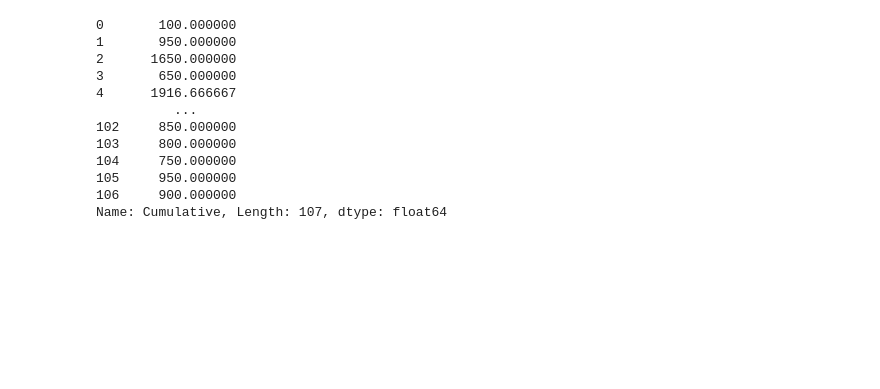
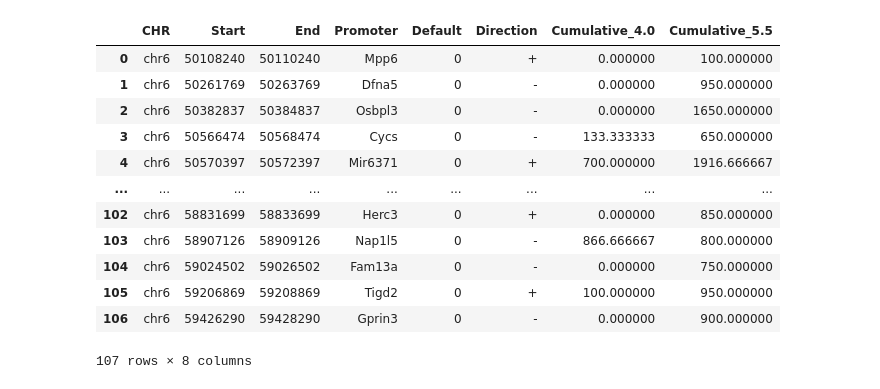
Before and after one commit to Andymao1998/qbb2021-answers, a Jupyter notebook: week4_hw/Week4_hw.ipynb, the cells around one changed output. Saved outputs shown, nothing was run; the diff lists cells and outputs as text; code cells hidden in the pictures; blank space fills up the shorter version.

```diff
--- a/week4_hw/Week4_hw.ipynb
+++ b/week4_hw/Week4_hw.ipynb
@@ -7,15 +7,0 @@ df_E5_5Epi=pd.read_table("E5.5_promoter", sep= "\s+", names = ['CHR', 'Start', '
-# %%
-df_E5_5Epi["Cumulative"]
-# %% [output]
-0       100.000000
-1       950.000000
-2      1650.000000
-3       650.000000
-4      1916.666667
-          ...
-102     850.000000
-103     800.000000
-104     750.000000
-105     950.000000
-106     900.000000
-Name: Cumulative, Length: 107, dtype: float64
@@ -23,0 +8,18 @@ a = df_E4_ICM["Cumulative"]
+# %%
+df_E4_ICM["Cumulative_4.0"] = pd.to_numeric(df_E4_ICM["Cumulative_4.0"])
+df_E4_ICM["Cumulative_5.5"] = df_E5_5Epi["Cumulative_5.5"]
+df_E4_ICM
+# %% [output]
+|  | CHR | Start | End | Promoter | Default | Direction | Cumulative_4.0 | Cumulative_5.5 |
+| 0 | chr6 | 50108240 | 50110240 | Mpp6 | 0 | + | 0.000000 | 100.000000 |
+| 1 | chr6 | 50261769 | 50263769 | Dfna5 | 0 | - | 0.000000 | 950.000000 |
+| 2 | chr6 | 50382837 | 50384837 | Osbpl3 | 0 | - | 0.000000 | 1650.000000 |
+| 3 | chr6 | 50566474 | 50568474 | Cycs | 0 | - | 133.333333 | 650.000000 |
+| 4 | chr6 | 50570397 | 50572397 | Mir6371 | 0 | + | 700.000000 | 1916.666667 |
+| ... | ... | ... | ... | ... | ... | ... | ... | ... |
+| 102 | chr6 | 58831699 | 58833699 | Herc3 | 0 | + | 0.000000 | 850.000000 |
+| 103 | chr6 | 58907126 | 58909126 | Nap1l5 | 0 | - | 866.666667 | 800.000000 |
+| 104 | chr6 | 59024502 | 59026502 | Fam13a | 0 | - | 0.000000 | 750.000000 |
+| 105 | chr6 | 59206869 | 59208869 | Tigd2 | 0 | + | 100.000000 | 950.000000 |
+| 106 | chr6 | 59426290 | 59428290 | Gprin3 | 0 | - | 0.000000 | 900.000000 |
+107 rows × 8 columns
```
Also changed, not shown: parts of 10 cells of this notebook.
